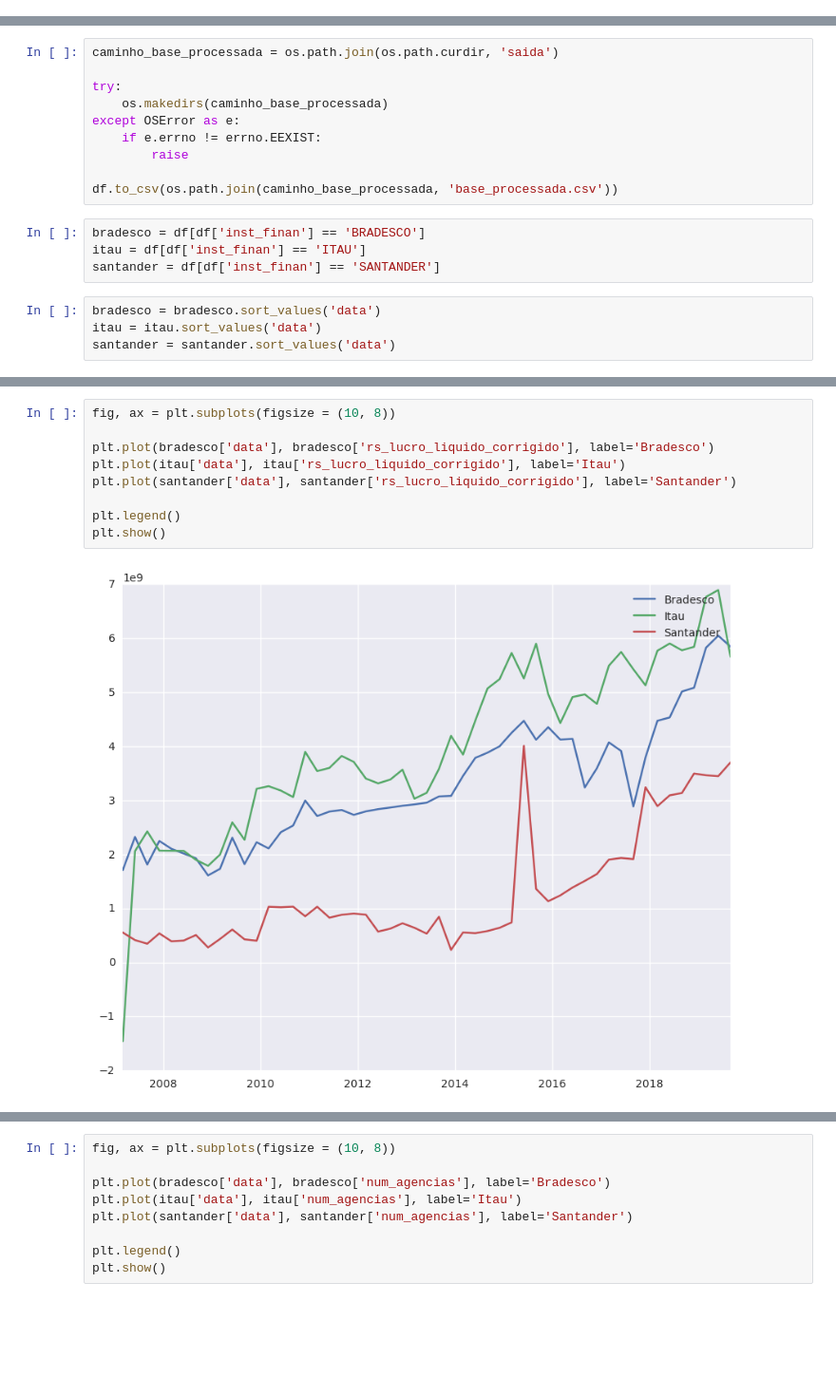
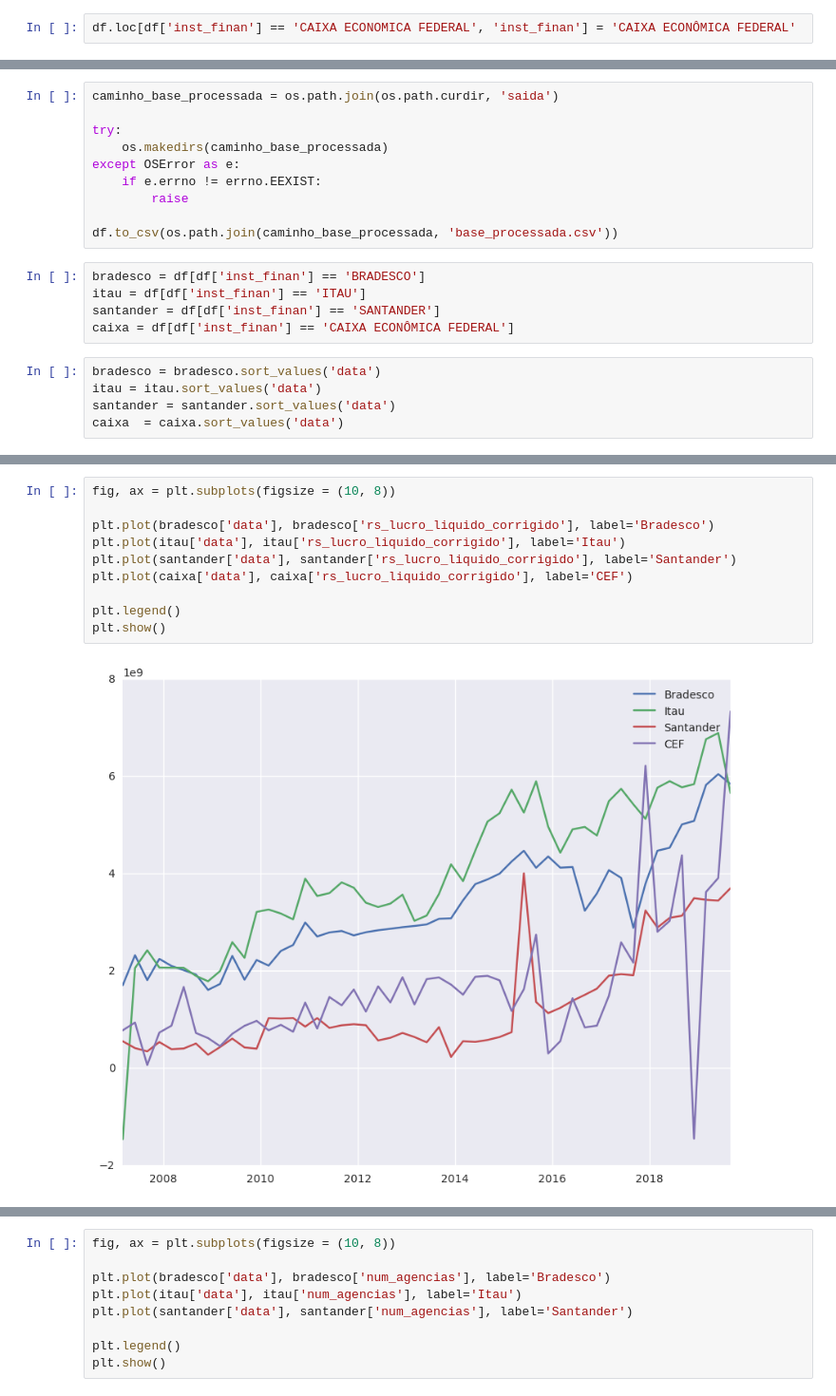
Before and after one commit to gpedote/informacoes_banco_central, a Jupyter notebook: banco_central.ipynb, the cells around one changed output, grey strips where cells are left out. Shown at 95% size. Saved outputs shown, nothing was run; the diff lists cells and outputs as text; blank space fills up the shorter version.

Commit message:
Corrige nome da Caixa Econômica Federal
Isso deixa a série histórica completa.

Crédito: @LedaGrasiele

```diff
--- a/banco_central.ipynb
+++ b/banco_central.ipynb
@@ -81,3 +83,5 @@ df.loc[df['inst_finan'] == 'SANTANDER BANESPA', 'inst_finan'] = 'SANTANDER'
+# %%
+df.loc[df['inst_finan'] == 'CAIXA ECONOMICA FEDERAL', 'inst_finan'] = 'CAIXA ECONÔMICA FEDERAL'
 # %% [markdown]
 ## Corrige lucro líquido
 
@@ -121,10 +125,12 @@ df.to_csv(os.path.join(caminho_base_processada, 'base_processada.csv'))
 bradesco = df[df['inst_finan'] == 'BRADESCO']
 itau = df[df['inst_finan'] == 'ITAU']
 santander = df[df['inst_finan'] == 'SANTANDER']
+caixa = df[df['inst_finan'] == 'CAIXA ECONÔMICA FEDERAL']
 # %%
 bradesco = bradesco.sort_values('data')
 itau = itau.sort_values('data')
 santander = santander.sort_values('data')
+caixa  = caixa.sort_values('data')
 # %%
 fig, ax = plt.subplots(figsize = (10, 8))
 
@@ -150,14 +158,15 @@ plt.show()
 # %%
 fig, ax = plt.subplots(figsize = (10, 8))
 
 plt.plot(bradesco['data'], bradesco['rs_lucro_liquido_corrigido'], label='Bradesco')
 plt.plot(itau['data'], itau['rs_lucro_liquido_corrigido'], label='Itau')
 plt.plot(santander['data'], santander['rs_lucro_liquido_corrigido'], label='Santander')
+plt.plot(caixa['data'], caixa['rs_lucro_liquido_corrigido'], label='CEF')
 
 plt.legend()
 plt.show()
 # %% [output]
-[figure, old version]
+[figure, new version]
 # %%
 fig, ax = plt.subplots(figsize = (10, 8))
 
```
Also changed, not shown: parts of 5 cells of this notebook.
